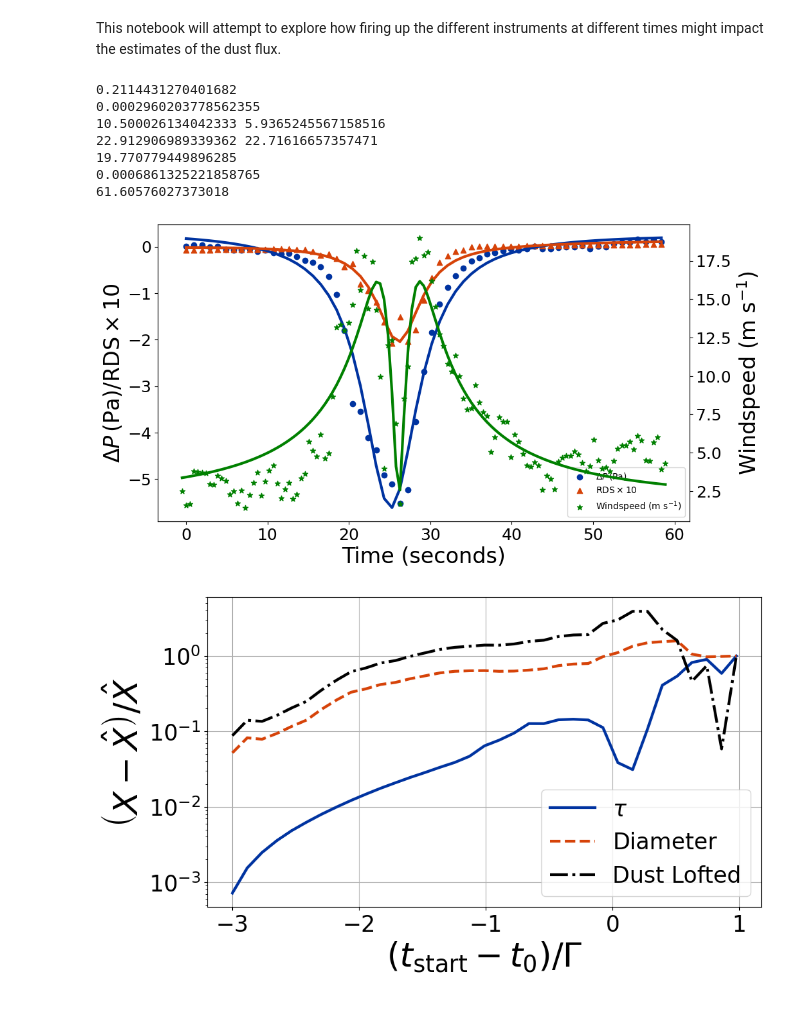
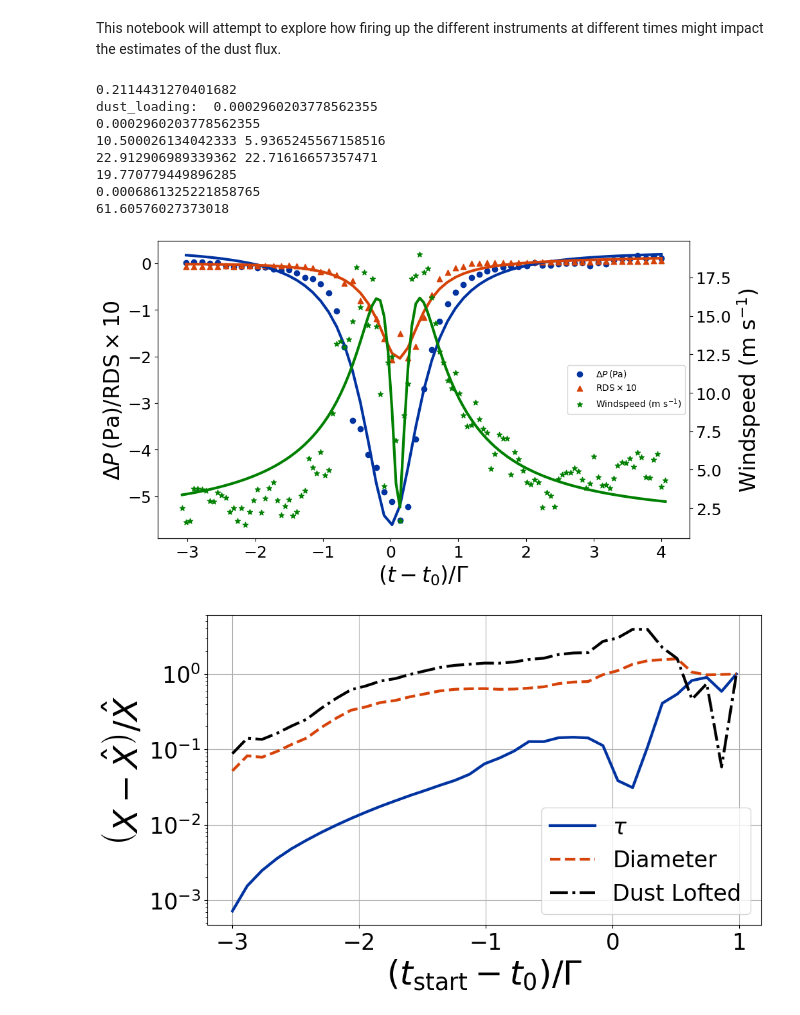
Before and after one commit to BoiseStatePlanetary/Optimizing-Boundary-Layer-Science-Return-for-Planetary-Missions, a Jupyter notebook: code/How Sensor Activation Timing Impacts Dust Flux Estimate.ipynb, the cells around one changed output. Cells and saved outputs as stored; diff of their text form; code cells hidden in the pictures.

```diff
--- a/code/How Sensor Activation Timing Impacts Dust Flux Estimate.ipynb
+++ b/code/How Sensor Activation Timing Impacts Dust Flux Estimate.ipynb
@@ -160,10 +160,10 @@ ax1.scatter((pres_data['time'] - fixed_t0)/fixed_gamma, pres_data['Delta_P'], ma
 ax1.scatter((RDS_data['time'] - fixed_t0)/fixed_gamma, RDS_data['RDS']*10, marker='^', color=BoiseState_orange,
                 label=r'${\rm RDS} \times 10$')
 ax1.scatter([], [], marker='*', color='green', label=r'Windspeed (${\rm m\ s^{-1}}$)')
-ax2.scatter((wind_data['time'], wind_data['windspeed'], marker='*', color='green',
+ax2.scatter((wind_data['time'] - fixed_t0)/fixed_gamma, wind_data['windspeed'], marker='*', color='green',
                label=r'Windspeed (${\rm m\ s^{-1}}$)')
 
-ax1.plot(pres_data['time'], modified_lorentzian(pres_data['time'], *pres_popt), lw=3, color=BoiseState_blue)
+ax1.plot((pres_data['time'] - fixed_t0)/fixed_gamma, modified_lorentzian(pres_data['time'], *pres_popt), lw=3, color=BoiseState_blue)
 
 # RDS
 RDS_popt, RDS_pcov = curve_fit(modified_lorentzian, RDS_data['time'], RDS_data['RDS'],
@@ -172,7 +172,7 @@ RDS_unc = np.sqrt(np.diag(RDS_pcov))
 tau = RDS_popt[3]
 print(tau)
 
-ax1.plot(pres_data['time'], modified_lorentzian(RDS_data['time'], *RDS_popt)*10, lw=3, color=BoiseState_orange)
+ax1.plot((pres_data['time'] - fixed_t0)/fixed_gamma, modified_lorentzian(RDS_data['time'], *RDS_popt)*10, lw=3, color=BoiseState_orange)
 
 
 # Wind
@@ -182,43 +182,45 @@ U1 = wind_popt[3]
 wind_unc = np.sqrt(np.diag(wind_pcov))
 Vobs_unc = 1./np.sqrt(wind_popt[1]/0.02)*wind_unc[1]
 
-ax2.plot(wind_data['time'], calc_wind_profile(wind_data['time'], *wind_popt), color='green', lw=3)
+ax2.plot((wind_data['time'] - fixed_t0)/fixed_gamma, calc_wind_profile(wind_data['time'], *wind_popt), color='green', lw=3)
 
 Vobs = np.sqrt(wind_popt[1]/0.02)
 Delta_Pact = calc_Delta_Pact(Vobs, Delta_Pobs)
 Vact = calc_Vact(Vobs, Delta_Pobs)
 Dact = calc_Dact(Delta_Pact, Delta_Pobs, Gamma_obs, U1)
 dust_loading = convert_optical_depth_to_dust_loading(tau)
+print("dust_loading: ", dust_loading)
 
 print(dust_loading)
 print(Delta_Pact, Delta_Pobs)
 print(Vact, Vobs)
 print(Dact)
 
 dust_flux = estimate_dust_flux(0.5*Vact, Dact, dust_loading)
 print(dust_flux)
 dust_lofted = estimate_dust_lofted(0.5*Vact, Dact, dust_loading)
 print(dust_lofted)
 
 ax1.tick_params(labelsize=18)
-ax1.legend(loc='lower right')
-ax1.set_xlabel("Time (seconds)", fontsize=24)
+ax1.legend(loc='center right')
+ax1.set_xlabel(r"$\left( t - t_0 \right)/\Gamma$", fontsize=24)
 ax1.set_ylabel(r'$\Delta P\,\left( {\rm Pa} \right)/{\rm RDS} \times 10$', fontsize=24)
 ax2.tick_params(labelsize=18, axis='y')
 ax2.set_ylabel(r'Windspeed (${\rm m\ s^{-1}}$)', fontsize=24)
 
-# fig.savefig("../figure/Fitting_Dust_Devil_Profile.jpg", dpi=300, bbox_inches='tight')
+fig.savefig("../figures/Fitting_Dust_Devil_Profile.jpg", dpi=300, bbox_inches='tight')
 
 plt.show()
 # %% [output]
 0.2114431270401682
+dust_loading:  0.0002960203778562355
 0.0002960203778562355
 10.500026134042333 5.9365245567158516
 22.912906989339362 22.71616657357471
 19.770779449896285
 0.0006861325221858765
 61.60576027373018
-[figure, old version]
+[figure, new version]
 # %%
 fig = plt.figure(figsize=(6*aspect_ratio, 6))
 ax1 = fig.add_subplot(111)
```
